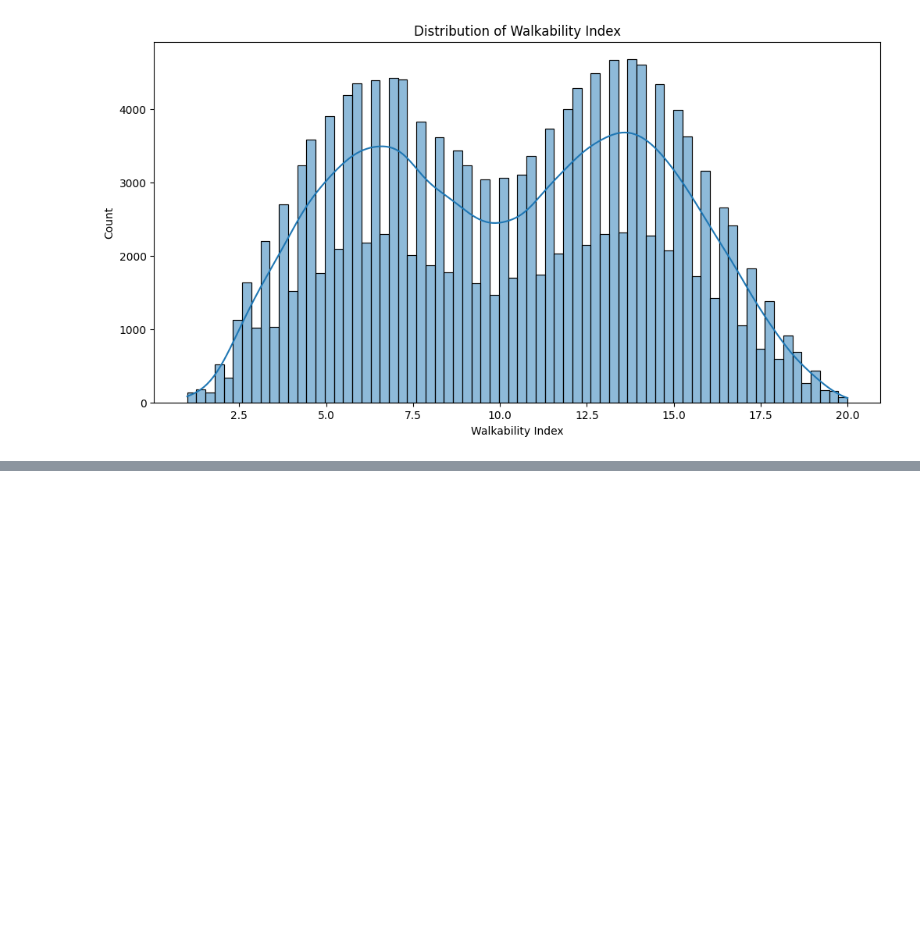
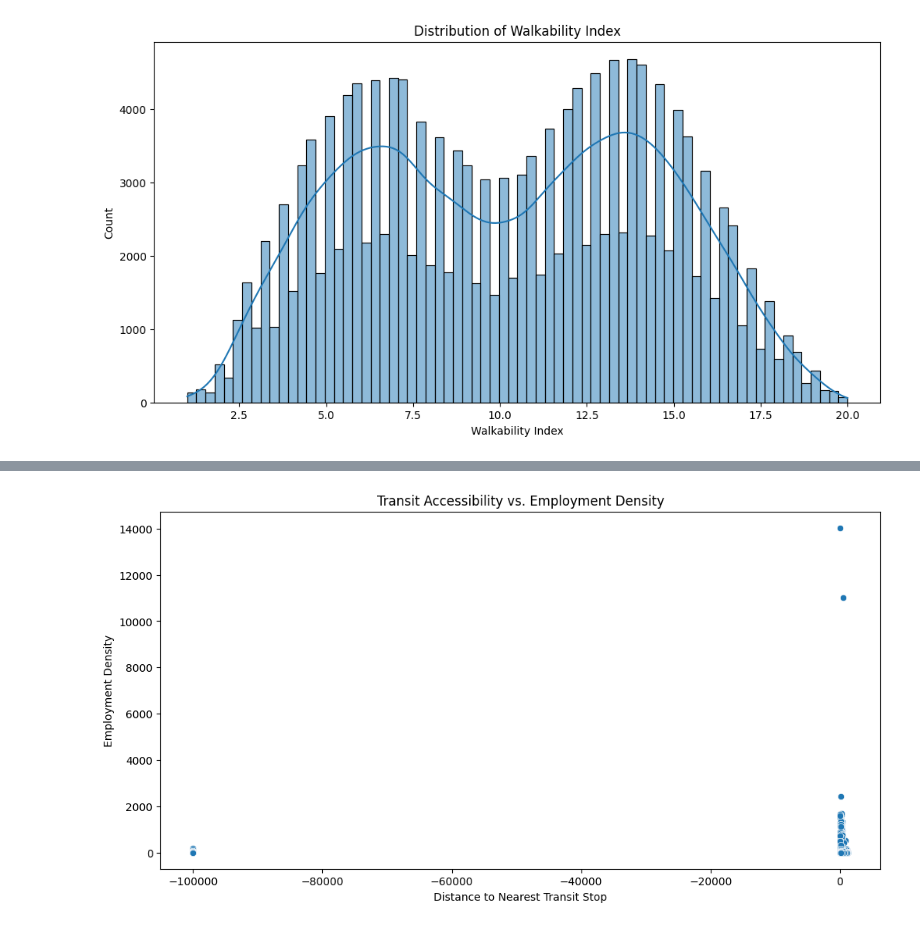
Before and after one commit to ARYAA98/Smart_Location_Database_Analysis, a Jupyter notebook: SmartLocation_Database_Analysis.ipynb, the cells around one changed output, grey strips where cells are left out. Drawn from its saved outputs; the diff is of its cells as text; code cells hidden in the pictures; blank space fills up the shorter version.

```diff
--- a/SmartLocation_Database_Analysis.ipynb
+++ b/SmartLocation_Database_Analysis.ipynb
@@ -261,0 +311,10 @@ plt.show()
+# %%
+# Correlation Plot: Transit Accessibility vs. Employment Density
+plt.figure(figsize=(12, 6))
+sns.scatterplot(x='D4A', y='D1C', data=Smart_location_df)
+plt.xlabel('Distance to Nearest Transit Stop')
+plt.ylabel('Employment Density')
+plt.title('Transit Accessibility vs. Employment Density')
+plt.show()
+# %% [output]
+[figure, added]
```
Also changed, not shown: parts of 6 cells of this notebook.
